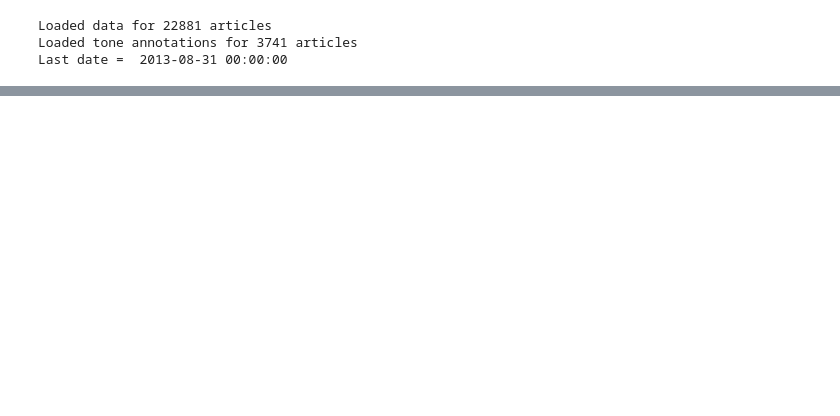
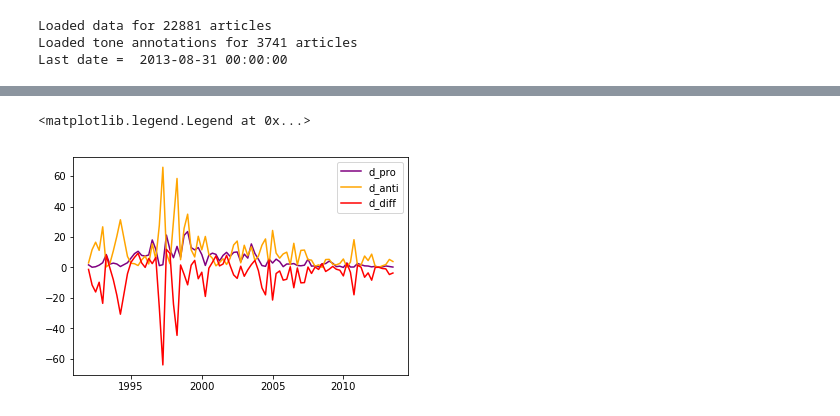
Before and after one commit to dallascard/predicting_public_opinion, a Jupyter notebook: smoking2.ipynb, the cells around one changed output, grey strips where cells are left out. Cells and saved outputs as stored; diff of their text form; code cells hidden in the pictures; blank space fills up the shorter version.

```diff
--- a/smoking2.ipynb
+++ b/smoking2.ipynb
@@ -88,0 +89,20 @@ Grouped data into 86 periods
+# %%
+grouped = misc.compute_entropy(grouped)
+grouped['toneXentropy'] = grouped['tone'] * grouped['entropy']
+
+grouped = misc.compute_dominance(grouped)
+#grouped_framing_annotations = misc.compute_entropy(grouped_framing_annotations)
+
+fig, ax = plt.subplots()
+ax.plot(grouped.f_date, grouped.d_pro, c='purple', label='d_pro')
+ax.plot(grouped.f_date, grouped.d_anti, c='orange', label='d_anti')
+grouped['d_diff'] = grouped['d_pro'] - grouped['d_anti']
+ax.plot(grouped.f_date, grouped.d_pro - grouped.d_anti, c='red', label='d_diff')
+ax.legend()
+
+#fig, ax = plt.subplots()
+#ax.plot(grouped.f_date, grouped.tone * grouped.stories, c='green', label='toneXstories')
+#ax.legend()
+# %% [output]
+<matplotlib.legend.Legend at 0x...>
+[figure, added]
```
Also changed, not shown: parts of 3 cells of this notebook, 5 other files.
